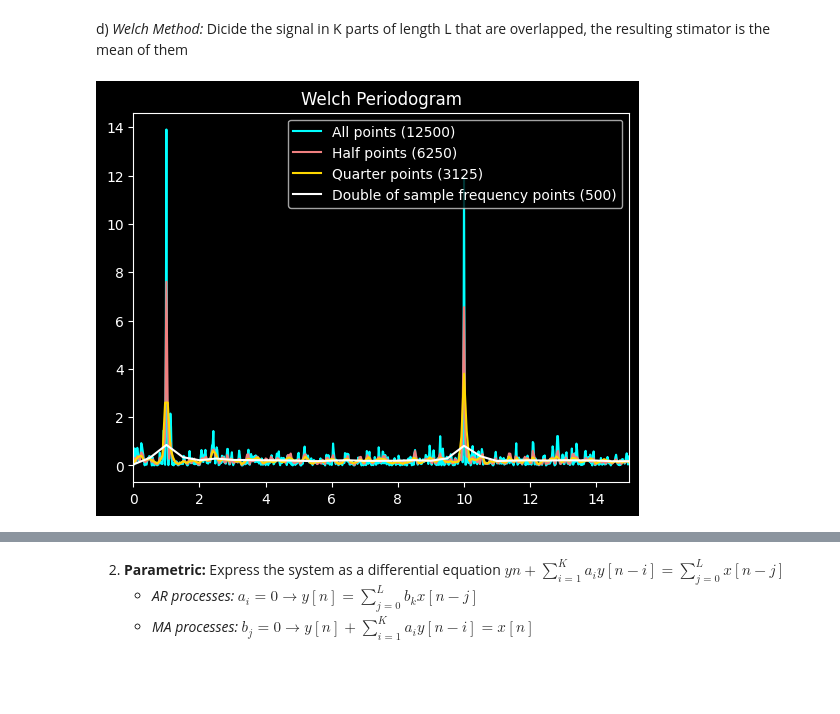
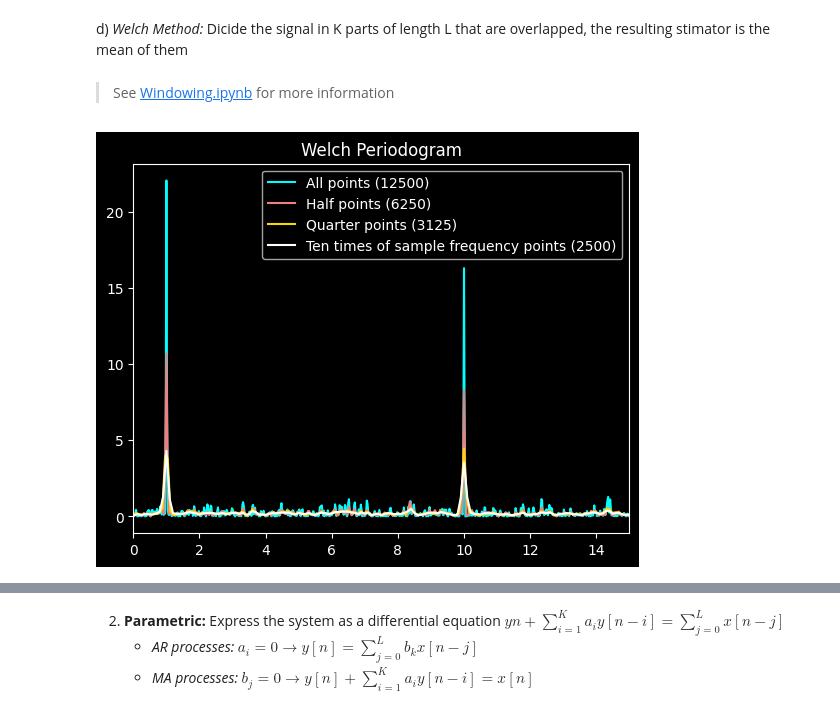
Before and after one commit to aylinavch/Notes, a Jupyter notebook: PSDs.ipynb, the cells around one changed output, grey strips where cells are left out. Drawn from its saved outputs; the diff is of its cells as text; code cells hidden in the pictures; blank space fills up the shorter version.

```diff
--- a/PSDs.ipynb
+++ b/PSDs.ipynb
@@ -128,20 +128,22 @@ plt.show()
 # %% [markdown]
 d) *Welch Method:* Dicide the signal in K parts of length L that are overlapped, the resulting stimator is the mean of them
+# %% [markdown]
+> See [Windowing.ipynb](Windowing.ipynb) for more information
 # %%
 f_1, we_1 = welch(sig, fs=fs, nperseg=len(sig))
 f_2, we_2 = welch(sig, fs=fs, nperseg=len(sig)//2)
 f_3, we_3 = welch(sig, fs=fs, nperseg=len(sig)//4)
-f_4, we_4 = welch(sig, fs=fs, nperseg=2*fs)
+f_4, we_4 = welch(sig, fs=fs, nperseg=10*fs)
 
 plt.figure()
 plt.plot(f_1, we_1, color='cyan', label=f'All points ({len(sig)})')
 plt.plot(f_2, we_2, color='lightcoral', label=f'Half points ({len(sig)//2})')
 plt.plot(f_3, we_3, color='gold',label=f'Quarter points ({len(sig)//4})')
-plt.plot(f_4, we_4, color='white',label=f'Double of sample frequency points ({2*fs})')
+plt.plot(f_4, we_4, color='white',label=f'Ten times of sample frequency points ({10*fs})')
 plt.title('Welch Periodogram')
 plt.xlim(0,15)
 plt.legend()
 plt.show()
 # %% [output]
-[figure, old version]
+[figure, new version]
 # %%
```
Also changed, not shown: parts of 19 cells of this notebook, 2 other files.
